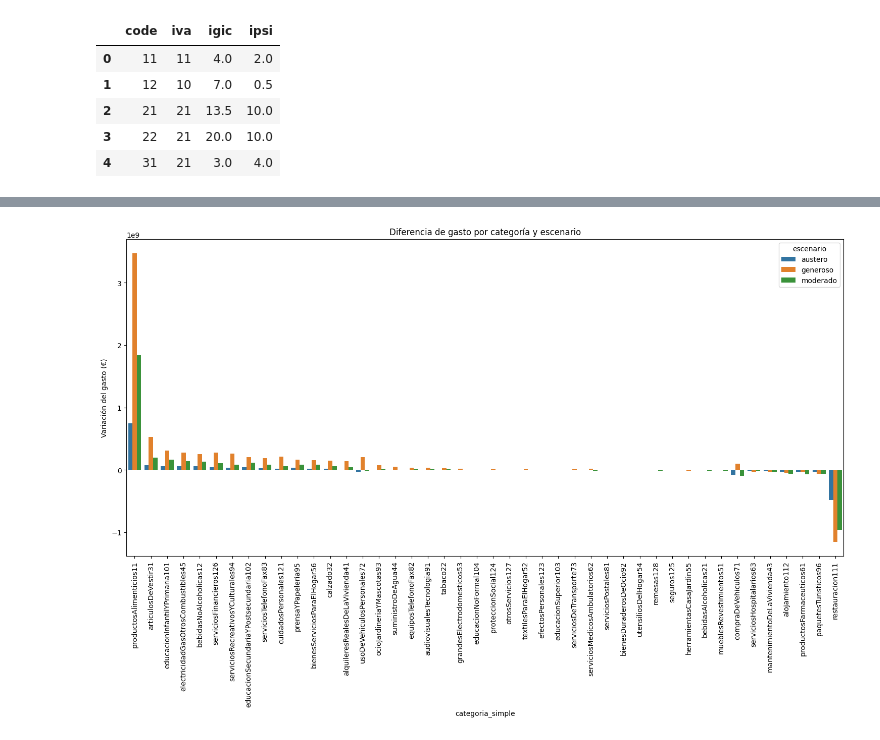
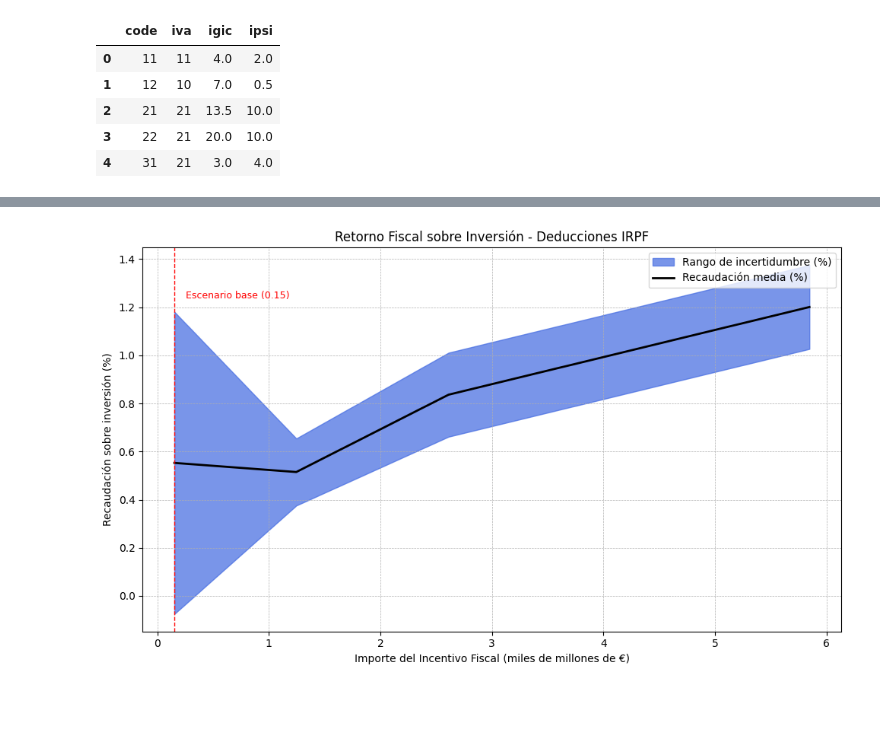
Before and after one commit to rauulrivero/ExpenseAnalysis, a Jupyter notebook: notebooks/research/irpf_simulation.ipynb, the cells around one changed output, grey strips where cells are left out. Drawn from its saved outputs; the diff is of its cells as text; code cells hidden in the pictures; blank space fills up the shorter version.

```diff
--- a/notebooks/research/irpf_simulation.ipynb
+++ b/notebooks/research/irpf_simulation.ipynb
@@ -1199,43 +1501,0 @@ plot_recaudacion_vs_inversion(resumen_df)
-# %%
-import matplotlib.pyplot as plt
-
-def plot_recaudacion_pct_vs_inversion(df_resumen):
-    """
-    Dibuja la banda de incertidumbre y la línea media,
-    mostrando la recaudación en % sobre la inversión.
-    """
-    plt.figure(figsize=(8,5))
-
-    x = df_resumen["dinero_invertido"]
-
-    if {"recaudacion_min", "recaudacion_max", "recaudacion_media"}.issubset(df_resumen.columns):
-        y_min_pct = 100 * df_resumen["recaudacion_min"] / x
-        y_max_pct = 100 * df_resumen["recaudacion_max"] / x
-        y_media_pct = 100 * df_resumen["recaudacion_media"] / x
-
-        # Banda de incertidumbre
-        plt.fill_between(
-            x,
-            y_min_pct,
-            y_max_pct,
-            color="royalblue",
-            alpha=0.7,
-            label="Rango de incertidumbre (%)"
-        )
-
-        # Línea media
-        plt.plot(
-            x,
-            y_media_pct,
-            color="black",
-            linewidth=2,
-            label="Recaudación media (%)"
-        )
-
-    plt.xlabel("Importe del Incentivo Fiscal (€)")
-    plt.ylabel("Recaudación sobre inversión (%)")
-    plt.title("Retorno Fiscal sobre Inversión - Deducciones IRPF")
-    plt.legend()
-    plt.grid(True, ls="--", lw=0.5)
-    plt.tight_layout()
-    plt.show()
@@ -1328,5 +1501,0 @@ def graficar_diferencias_por_categoria(
-# %%
-graficar_diferencias_por_categoria(
-    df_dif_cat_esp)
-# %% [output]
-[figure, removed]
@@ -1332,0 +1553,4 @@ graficar_diferencias_por_categoria(
+# %%
+plot_recaudacion_pct_vs_inversion(df_esp_final)
+# %% [output]
+[figure, added]
```
Also changed, not shown: parts of 48 cells of this notebook, 10 other files.
